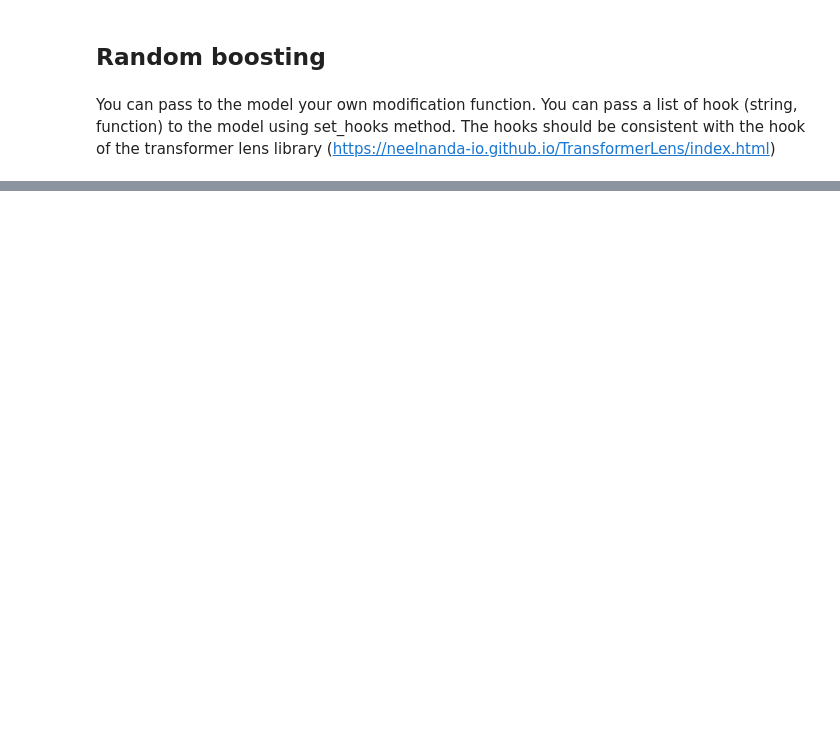
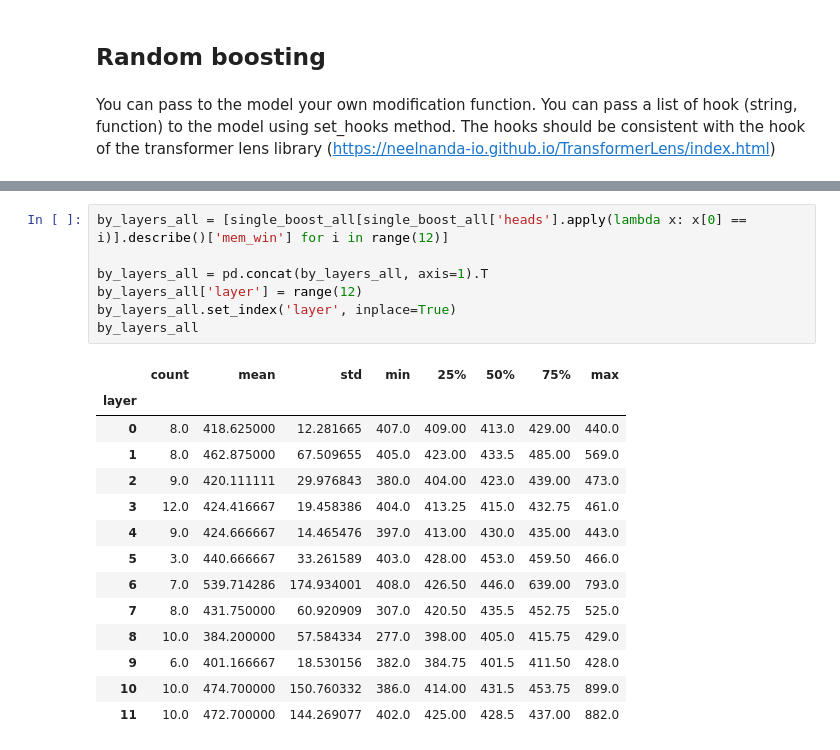
Before and after one commit to LCPerotti/FACT-AI-Assignment, a Jupyter notebook: original_paper_code/notebooks/attention_modifcation.ipynb, the cells around one changed output, grey strips where cells are left out. Cells and saved outputs as stored; diff of their text form; blank space fills up the shorter version.

```diff
--- a/original_paper_code/notebooks/attention_modifcation.ipynb
+++ b/original_paper_code/notebooks/attention_modifcation.ipynb
@@ -283,0 +424,22 @@ TypeError: HookedTransformer.forward() got an unexpected keyword argument 'rutur
+# %%
+by_layers_all = [single_boost_all[single_boost_all['heads'].apply(lambda x: x[0] == i)].describe()['mem_win'] for i in range(12)]
+
+by_layers_all = pd.concat(by_layers_all, axis=1).T
+by_layers_all['layer'] = range(12)
+by_layers_all.set_index('layer', inplace=True)
+by_layers_all
+# %% [output]
+|  | count | mean | std | min | 25% | 50% | 75% | max |
+| layer |  |  |  |  |  |  |  |  |
+| 0 | 8.0 | 418.625000 | 12.281665 | 407.0 | 409.00 | 413.0 | 429.00 | 440.0 |
+| 1 | 8.0 | 462.875000 | 67.509655 | 405.0 | 423.00 | 433.5 | 485.00 | 569.0 |
+| 2 | 9.0 | 420.111111 | 29.976843 | 380.0 | 404.00 | 423.0 | 439.00 | 473.0 |
+| 3 | 12.0 | 424.416667 | 19.458386 | 404.0 | 413.25 | 415.0 | 432.75 | 461.0 |
+| 4 | 9.0 | 424.666667 | 14.465476 | 397.0 | 413.00 | 430.0 | 435.00 | 443.0 |
+| 5 | 3.0 | 440.666667 | 33.261589 | 403.0 | 428.00 | 453.0 | 459.50 | 466.0 |
+| 6 | 7.0 | 539.714286 | 174.934001 | 408.0 | 426.50 | 446.0 | 639.00 | 793.0 |
+| 7 | 8.0 | 431.750000 | 60.920909 | 307.0 | 420.50 | 435.5 | 452.75 | 525.0 |
+| 8 | 10.0 | 384.200000 | 57.584334 | 277.0 | 398.00 | 405.0 | 415.75 | 429.0 |
+| 9 | 6.0 | 401.166667 | 18.530156 | 382.0 | 384.75 | 401.5 | 411.50 | 428.0 |
+| 10 | 10.0 | 474.700000 | 150.760332 | 386.0 | 414.00 | 431.5 | 453.75 | 899.0 |
+| 11 | 10.0 | 472.700000 | 144.269077 | 402.0 | 425.00 | 428.5 | 437.00 | 882.0 |
```
Also changed, not shown: parts of 18 cells of this notebook, 3 other files.
